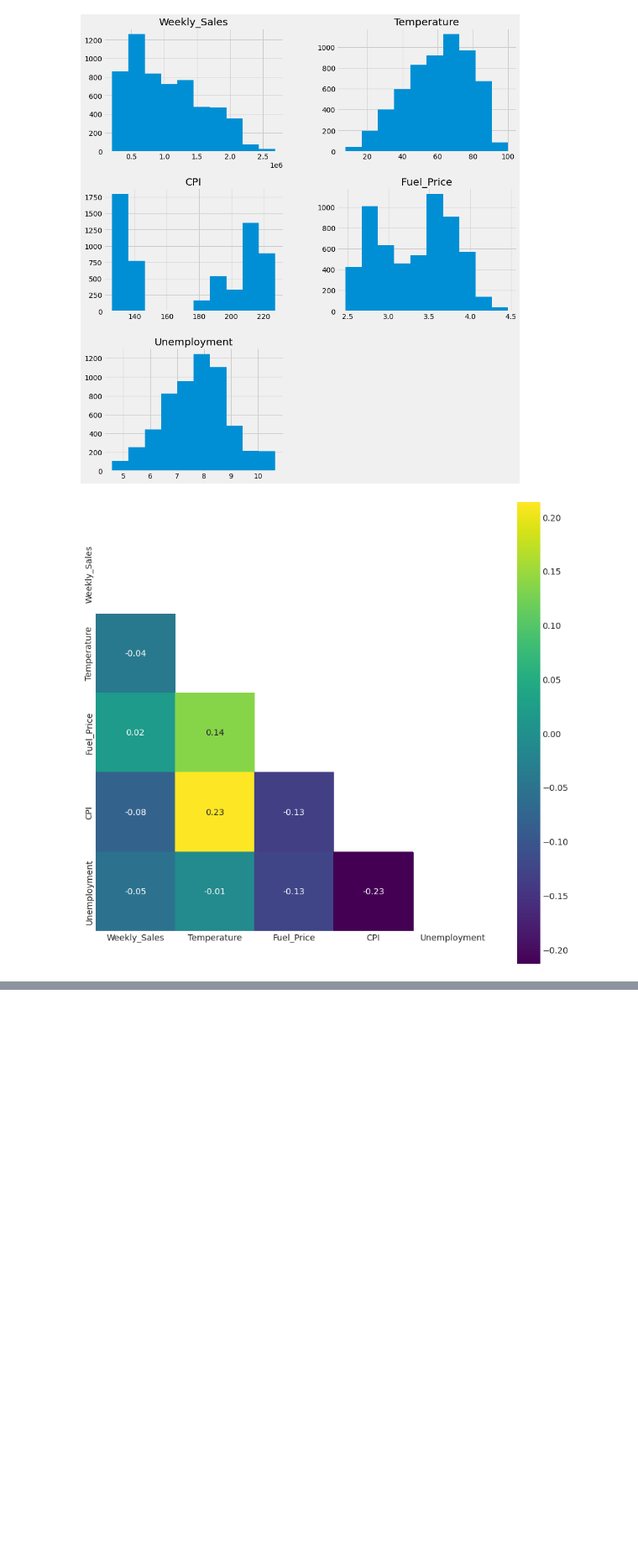
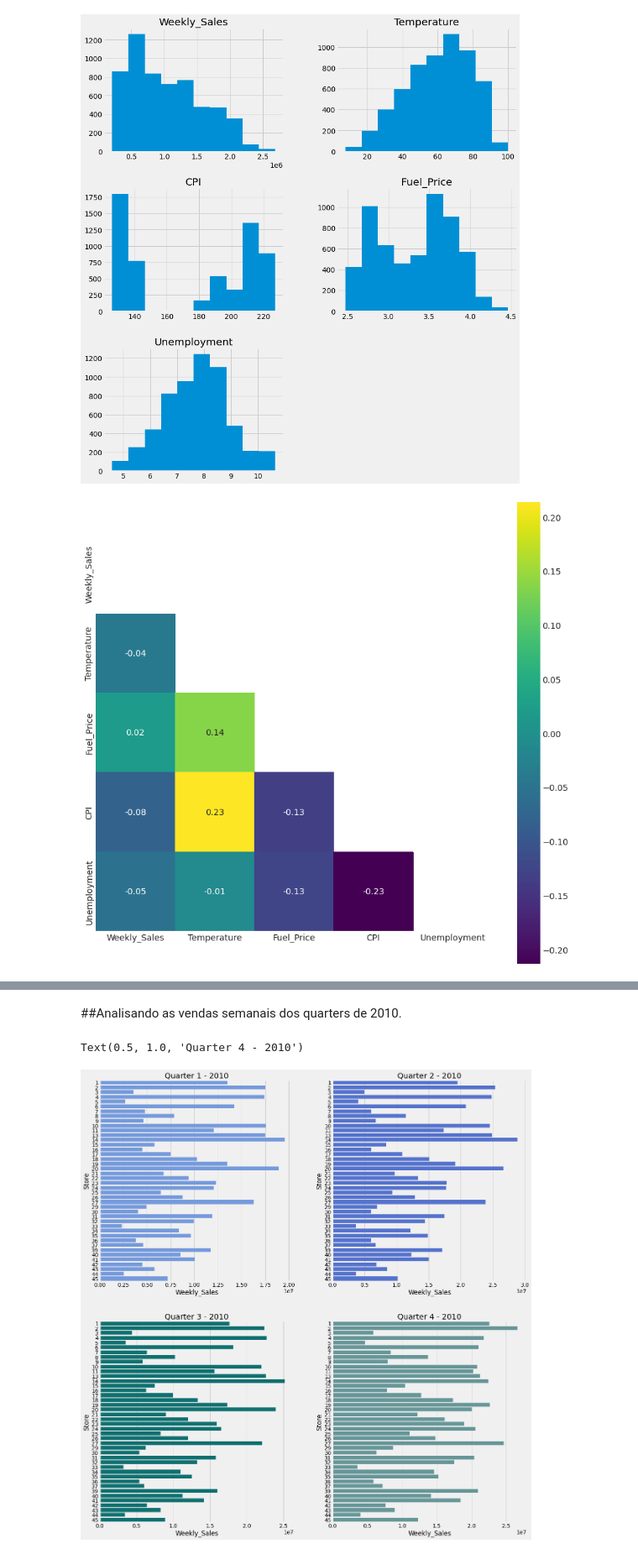
Before and after one commit to abakashi/dnc_deliverable2_walmart, a Jupyter notebook: Deliverable__2_mc_g1.ipynb, the cells around one changed output, grey strips where cells are left out. Shown: that part at 84% size. Saved outputs shown, nothing was run; the diff lists cells and outputs as text; code cells hidden in the pictures; blank space fills up the shorter version.

Commit message:
Criados gráficos de vendas semanais dos quarters anuais

```diff
--- a/Deliverable__2_mc_g1.ipynb
+++ b/Deliverable__2_mc_g1.ipynb
@@ -95,12 +95,17 @@ def inner_fences(dataframe, variable):
 
 #Função para montar uma tupla com as datas dos quartos de anos
 def quarter_getter(year, quarter):
-  quarters = [None, ('-01-01', '-03-31'), ('-04-01', '-06-30'),
-              ('-07-01', '-09-30'), ('-10-01', '-12-31')]
+  quarters = (None, ('-01-01', '-03-31'), ('-04-01', '-06-30'),
+              ('-07-01', '-09-30'), ('-10-01', '-12-31'))
   dates = list()
   for date in quarters[int(quarter)]:
     dates.append(str(year)+date)
   return tuple(dates)
+
+#Função para montar dataframes por quarters
+def ds_quarter_getter(dataframe, year, quarter):
+  return dataframe[(dataframe['Date'] >= quarter_getter(year, quarter)[0]) &
+                   (dataframe['Date'] <= quarter_getter(year, quarter)[1])]
 # %%
 #Checando se as variáveis têm valores nulos
 variaveis = list(dataset.columns)
@@ -197,0 +200,24 @@ plt.show()
+# %% [markdown]
+##Analisando as vendas semanais dos quarters de 2010.
+# %%
+year = 2010
+
+q1 = ds_quarter_getter(ds_no_out, year, 1)[['Store', 'Weekly_Sales']].groupby('Store').sum().reset_index()
+q2 = ds_quarter_getter(ds_no_out, year, 2)[['Store', 'Weekly_Sales']].groupby('Store').sum().reset_index()
+q3 = ds_quarter_getter(ds_no_out, year, 3)[['Store', 'Weekly_Sales']].groupby('Store').sum().reset_index()
+q4 = ds_quarter_getter(ds_no_out, year, 4)[['Store', 'Weekly_Sales']].groupby('Store').sum().reset_index()
+
+
+fig, ax = plt.subplots(2, 2, figsize=(18, 20))
+sns.color_palette("ch:s=.25,rot=-.25", as_cmap=True)
+sns.barplot(x=q1['Weekly_Sales'],y=q1['Store'], orient='h', ax=ax[0,0], color="cornflowerblue")
+ax[0,0].set_title(f'Quarter 1 - {year}')
+sns.barplot(x=q2['Weekly_Sales'],y=q2['Store'], orient='h', ax=ax[0,1], color="royalblue")
+ax[0,1].set_title(f'Quarter 2 - {year}')
+sns.barplot(x=q3['Weekly_Sales'],y=q3['Store'], orient='h', ax=ax[1,0], color="teal")
+ax[1,0].set_title(f'Quarter 3 - {year}')
+sns.barplot(x=q4['Weekly_Sales'],y=q4['Store'], orient='h', ax=ax[1,1], color="cadetblue")
+ax[1,1].set_title(f'Quarter 4 - {year}')
+# %% [output]
+Text(0.5, 1.0, 'Quarter 4 - 2010')
+[figure, added]
```
Also changed, not shown: parts of 7 cells of this notebook.
